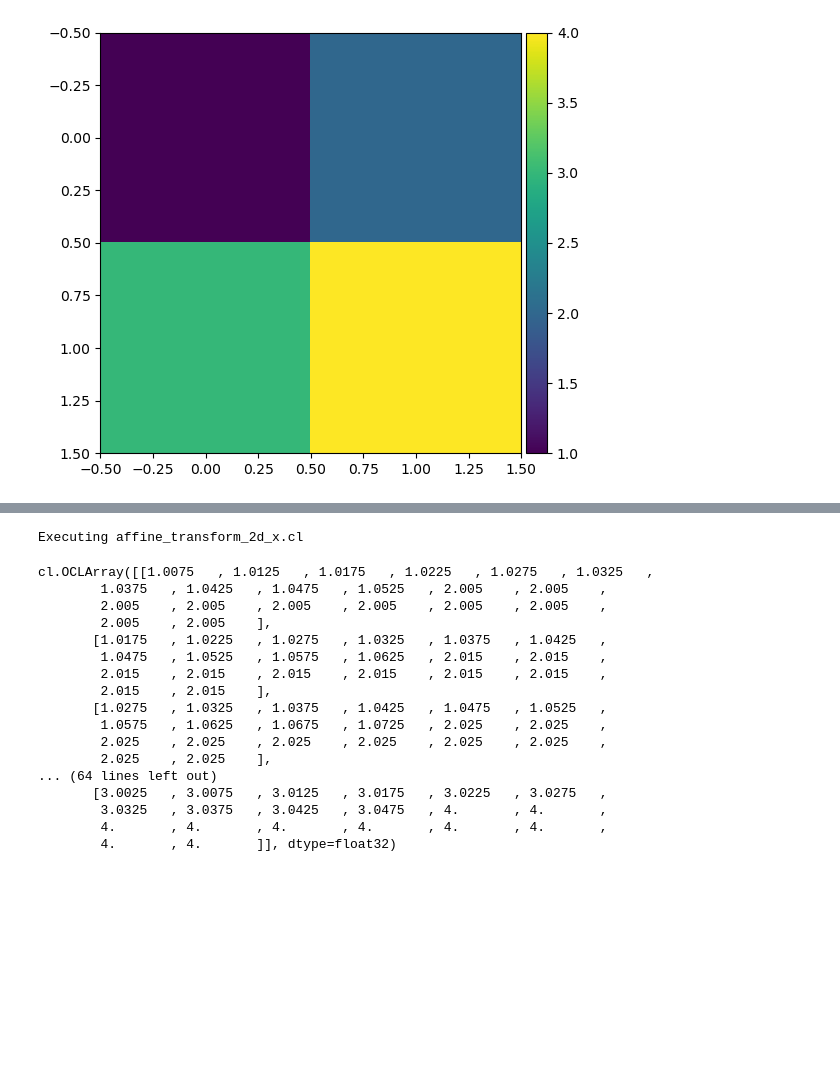
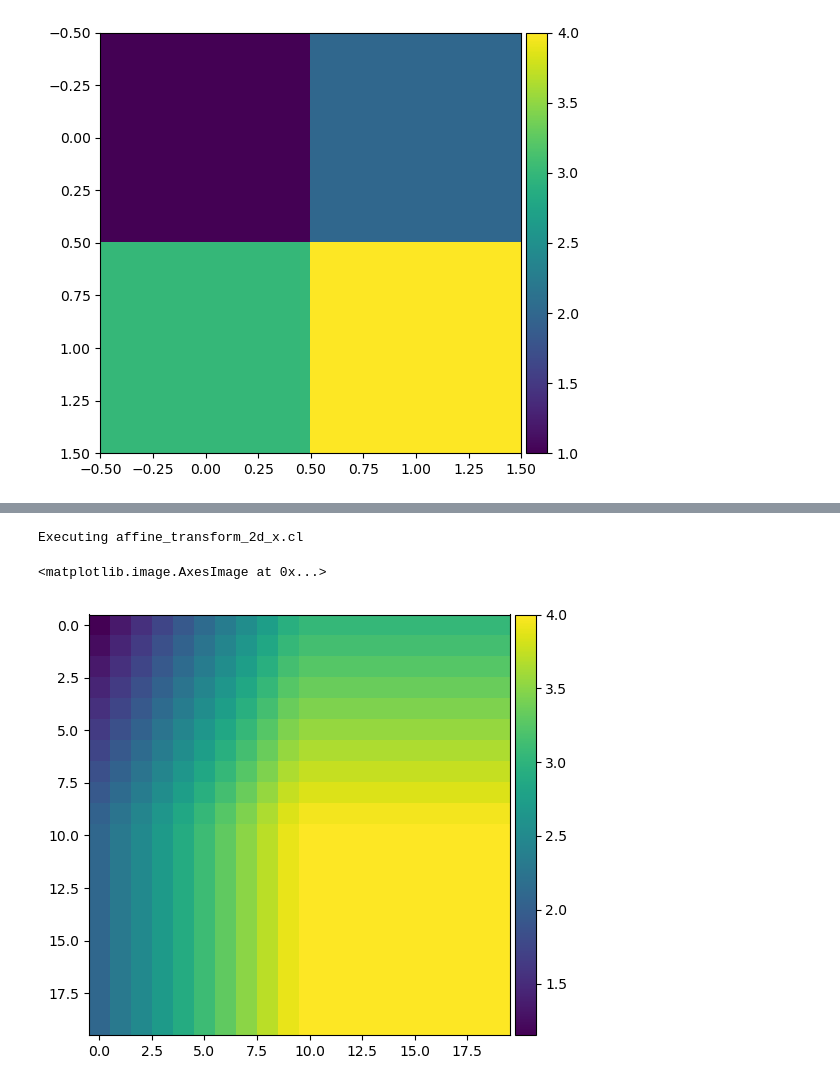
Before and after one commit to clEsperanto/pyclesperanto_prototype, a Jupyter notebook: pyclesperanto_prototype/_tier8/cle_test.ipynb, the cells around one changed output, grey strips where cells are left out. Saved outputs shown, nothing was run; the diff lists cells and outputs as text; code cells hidden in the pictures; blank space fills up the shorter version.

```diff
--- a/pyclesperanto_prototype/_tier8/cle_test.ipynb
+++ b/pyclesperanto_prototype/_tier8/cle_test.ipynb
@@ -97,28 +67,13 @@ cl.OCLArray([[0.36187744, 0.48171997, 0.6015625 , 0.721405  , 0.84124756,
 # %%
-# Transform with scale 10
+# Scaling with factor 10
 matrix = selectMatrix(1,10)
 result3 = cle.create((20,20))
 cle.affine_transform(image, result3, transform = matrix)
-result3
+imshow(result3)
 # %% [output]
 Executing affine_transform_2d_x.cl
-cl.OCLArray([[1.0075   , 1.0125   , 1.0175   , 1.0225   , 1.0275   , 1.0325   ,
-        1.0375   , 1.0425   , 1.0475   , 1.0525   , 2.005    , 2.005    ,
-        2.005    , 2.005    , 2.005    , 2.005    , 2.005    , 2.005    ,
-        2.005    , 2.005    ],
-       [1.0175   , 1.0225   , 1.0275   , 1.0325   , 1.0375   , 1.0425   ,
-        1.0475   , 1.0525   , 1.0575   , 1.0625   , 2.015    , 2.015    ,
-        2.015    , 2.015    , 2.015    , 2.015    , 2.015    , 2.015    ,
-        2.015    , 2.015    ],
-       [1.0275   , 1.0325   , 1.0375   , 1.0425   , 1.0475   , 1.0525   ,
-        1.0575   , 1.0625   , 1.0675   , 1.0725   , 2.025    , 2.025    ,
-        2.025    , 2.025    , 2.025    , 2.025    , 2.025    , 2.025    ,
-        2.025    , 2.025    ],
-... (64 lines left out)
-       [3.0025   , 3.0075   , 3.0125   , 3.0175   , 3.0225   , 3.0275   ,
-        3.0325   , 3.0375   , 3.0425   , 3.0475   , 4.       , 4.       ,
-        4.       , 4.       , 4.       , 4.       , 4.       , 4.       ,
-        4.       , 4.       ]], dtype=float32)
+<matplotlib.image.AxesImage at 0x...>
+[figure, added]
 # %%
 # Transform with scale 10
 matrix = selectMatrix(1,10)
```
Also changed, not shown: parts of 12 cells of this notebook, 1 other file.
